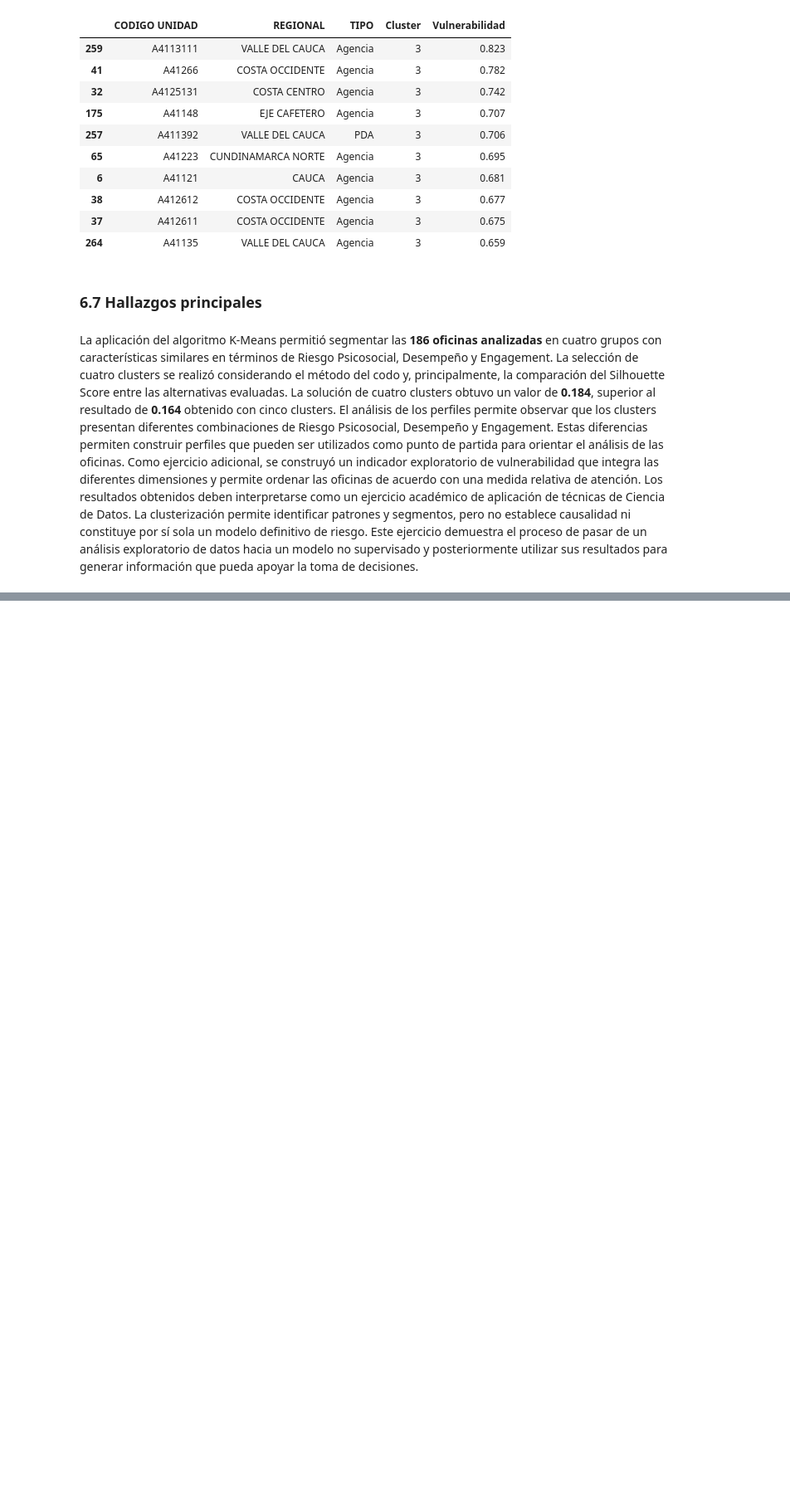
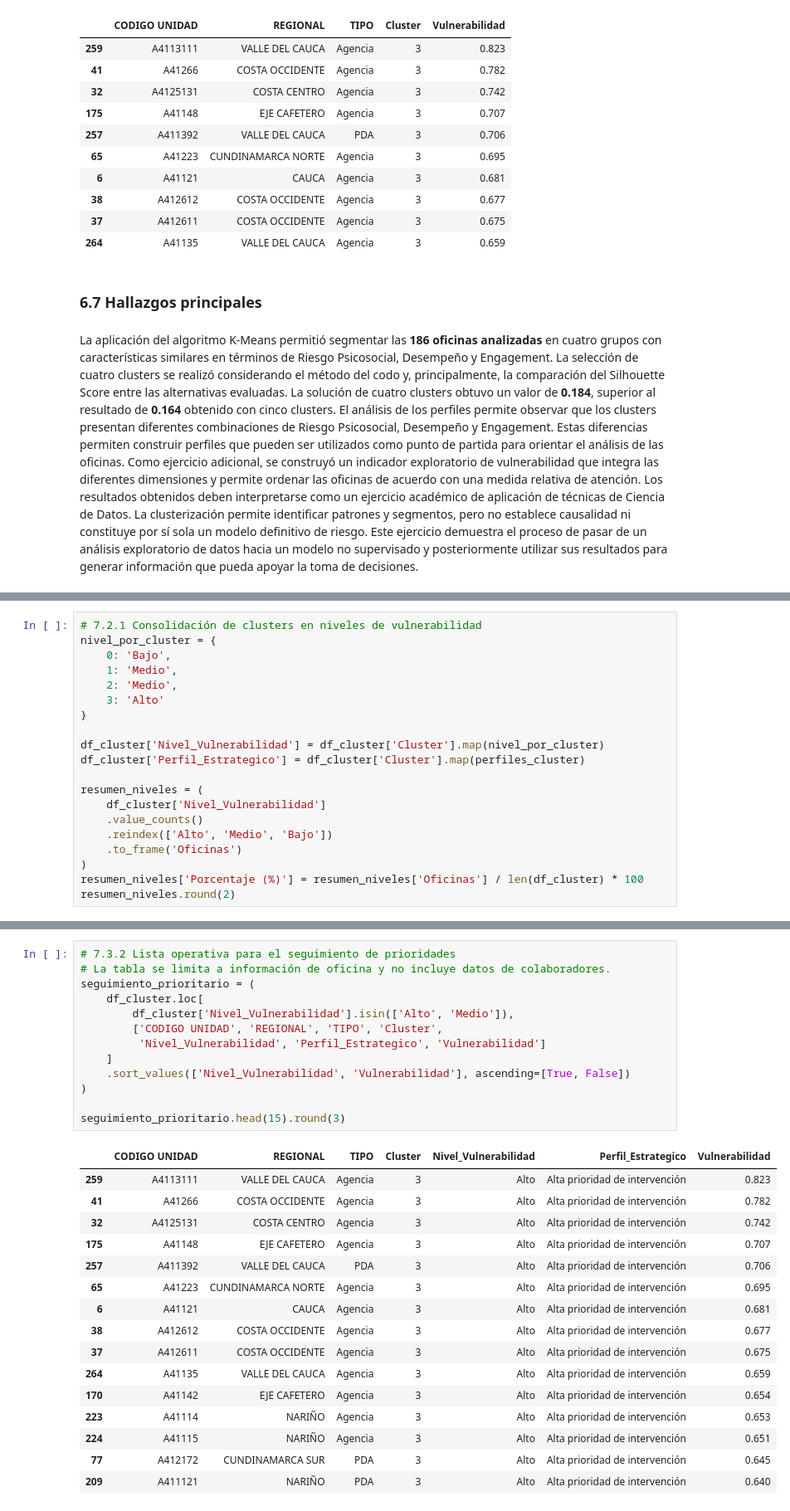
Before and after one commit to afobando94/MCD_AD_Taller1_clasificar_ofis, a Jupyter notebook: notebook/taller1_clasif_ofi_ao.ipynb, the cells around one changed output, grey strips where cells are left out. Shown at 83% size. Drawn from its saved outputs; the diff is of its cells as text; blank space fills up the shorter version.

```diff
--- a/notebook/taller1_clasif_ofi_ao.ipynb
+++ b/notebook/taller1_clasif_ofi_ao.ipynb
@@ -1697,0 +1749,20 @@ La aplicación del algoritmo K-Means permitió segmentar las **186 oficinas anal
+# %%
+# 7.2.1 Consolidación de clusters en niveles de vulnerabilidad
+nivel_por_cluster = {
+    0: 'Bajo',
+    1: 'Medio',
+    2: 'Medio',
+    3: 'Alto'
+}
+
+df_cluster['Nivel_Vulnerabilidad'] = df_cluster['Cluster'].map(nivel_por_cluster)
+df_cluster['Perfil_Estrategico'] = df_cluster['Cluster'].map(perfiles_cluster)
+
+resumen_niveles = (
+    df_cluster['Nivel_Vulnerabilidad']
+    .value_counts()
+    .reindex(['Alto', 'Medio', 'Bajo'])
+    .to_frame('Oficinas')
+)
+resumen_niveles['Porcentaje (%)'] = resumen_niveles['Oficinas'] / len(df_cluster) * 100
+resumen_niveles.round(2)
@@ -1697,0 +1821,30 @@ La aplicación del algoritmo K-Means permitió segmentar las **186 oficinas anal
+# %%
+# 7.3.2 Lista operativa para el seguimiento de prioridades
+# La tabla se limita a información de oficina y no incluye datos de colaboradores.
+seguimiento_prioritario = (
+    df_cluster.loc[
+        df_cluster['Nivel_Vulnerabilidad'].isin(['Alto', 'Medio']),
+        ['CODIGO UNIDAD', 'REGIONAL', 'TIPO', 'Cluster',
+         'Nivel_Vulnerabilidad', 'Perfil_Estrategico', 'Vulnerabilidad']
+    ]
+    .sort_values(['Nivel_Vulnerabilidad', 'Vulnerabilidad'], ascending=[True, False])
+)
+
+seguimiento_prioritario.head(15).round(3)
+# %% [output]
+|  | CODIGO UNIDAD | REGIONAL | TIPO | Cluster | Nivel_Vulnerabilidad | Perfil_Estrategico | Vulnerabilidad |
+| 259 | A4113111 | VALLE DEL CAUCA | Agencia | 3 | Alto | Alta prioridad de intervención | 0.823 |
+| 41 | A41266 | COSTA OCCIDENTE | Agencia | 3 | Alto | Alta prioridad de intervención | 0.782 |
+| 32 | A4125131 | COSTA CENTRO | Agencia | 3 | Alto | Alta prioridad de intervención | 0.742 |
+| 175 | A41148 | EJE CAFETERO | Agencia | 3 | Alto | Alta prioridad de intervención | 0.707 |
+| 257 | A411392 | VALLE DEL CAUCA | PDA | 3 | Alto | Alta prioridad de intervención | 0.706 |
+| 65 | A41223 | CUNDINAMARCA NORTE | Agencia | 3 | Alto | Alta prioridad de intervención | 0.695 |
+| 6 | A41121 | CAUCA | Agencia | 3 | Alto | Alta prioridad de intervención | 0.681 |
+| 38 | A412612 | COSTA OCCIDENTE | Agencia | 3 | Alto | Alta prioridad de intervención | 0.677 |
+| 37 | A412611 | COSTA OCCIDENTE | Agencia | 3 | Alto | Alta prioridad de intervención | 0.675 |
+| 264 | A41135 | VALLE DEL CAUCA | Agencia | 3 | Alto | Alta prioridad de intervención | 0.659 |
+| 170 | A41142 | EJE CAFETERO | Agencia | 3 | Alto | Alta prioridad de intervención | 0.654 |
+| 223 | A41114 | NARIÑO | Agencia | 3 | Alto | Alta prioridad de intervención | 0.653 |
+| 224 | A41115 | NARIÑO | Agencia | 3 | Alto | Alta prioridad de intervención | 0.651 |
+| 77 | A412172 | CUNDINAMARCA SUR | PDA | 3 | Alto | Alta prioridad de intervención | 0.645 |
+| 209 | A411121 | NARIÑO | PDA | 3 | Alto | Alta prioridad de intervención | 0.640 |
```
Also changed, not shown: parts of 22 cells of this notebook, 1 other file.
